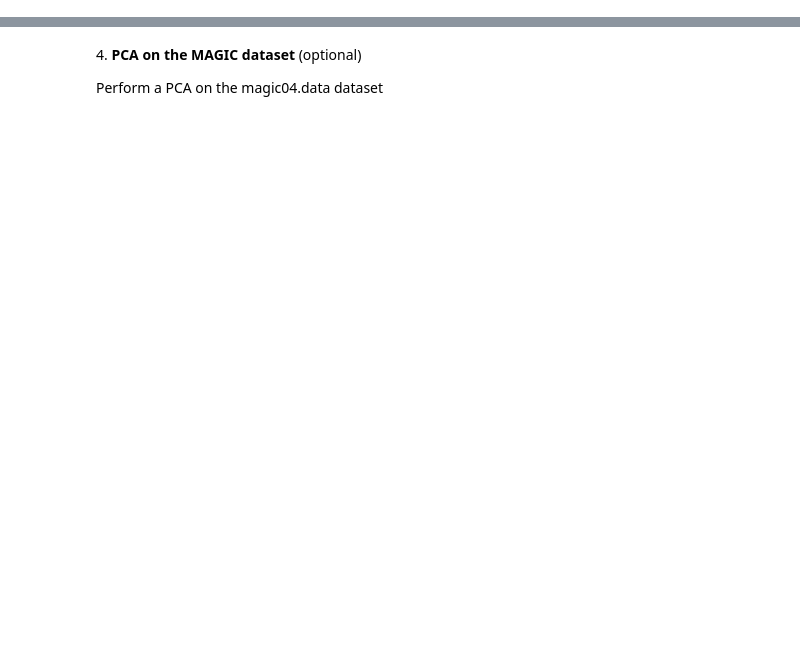
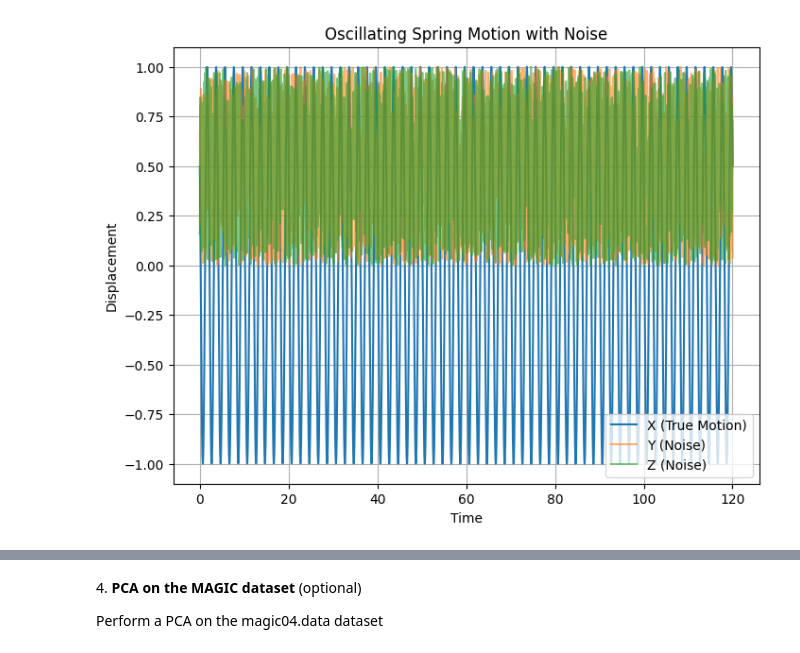
Before and after one commit to filippobezzi/LaboratoryOfComputationalPhysics_Y7, a Jupyter notebook: 08ex_LinearAlgebra.ipynb, the cells around one changed output, grey strips where cells are left out. Saved outputs shown, nothing was run; the diff lists cells and outputs as text; code cells hidden in the pictures; blank space fills up the shorter version.

```diff
--- a/08ex_LinearAlgebra.ipynb
+++ b/08ex_LinearAlgebra.ipynb
@@ -87,3 +147,15 @@ Imagine you have $n$ cameras looking at a spring oscillating along the $x$ axis.
 Start from the simulation of the records (say ${\cal O}(1000)$) of the spring's motion along the x axis, assuming a little random noise affects the measurements along the $y$. Rotate such dataset to emulate the records of each camera.
 
 Perform a Principal Component Analysis on the thus obtained dataset, aiming at finding the only one coordinate that really matters.
+# %%
+N = 3000    # records
+n = 10      # cameras
+
+time = np.linspace(0,120, N)
+
+f = 0.5     # spring frequency
+omega = 2*np.pi*f   # spring angular frequency
+phi = np.pi/3   # spring phase
+A = 1   #   spring amplitude
+xt = A*np.cos(omega*time+phi) # equation of motion along the x-axis
+print(xt.shape)
@@ -89,0 +164,6 @@ Perform a Principal Component Analysis on the thus obtained dataset, aiming at f
+# %%
+# data of motion along x axis and noise in other axis
+X = np.array([xt, npr.random(N), np.random.random(N)]).T
+# 3D dataset. rows->obs, col0: xt | col1: y_noise | col2: z_noise
+print(f"\nShape: (Rows, Columns)\n          {X.shape}")
+print(f"\nHead:     X       Y       Z\n {X[:5, :]}")
@@ -89,0 +180,14 @@ Perform a Principal Component Analysis on the thus obtained dataset, aiming at f
+# %%
+# Plot original dataset
+plt.figure(figsize=(8, 6))
+plt.plot(time, X[:, 0], label='X (True Motion)')
+plt.plot(time, X[:, 1], label='Y (Noise)', alpha=0.6)
+plt.plot(time, X[:, 2], label='Z (Noise)', alpha=0.6)
+plt.xlabel("Time")
+plt.ylabel("Displacement")
+plt.title("Oscillating Spring Motion with Noise")
+plt.legend()
+plt.grid()
+plt.show()
+# %% [output]
+[figure, added]
```
Also changed, not shown: parts of 30 cells of this notebook, 19 other files.
